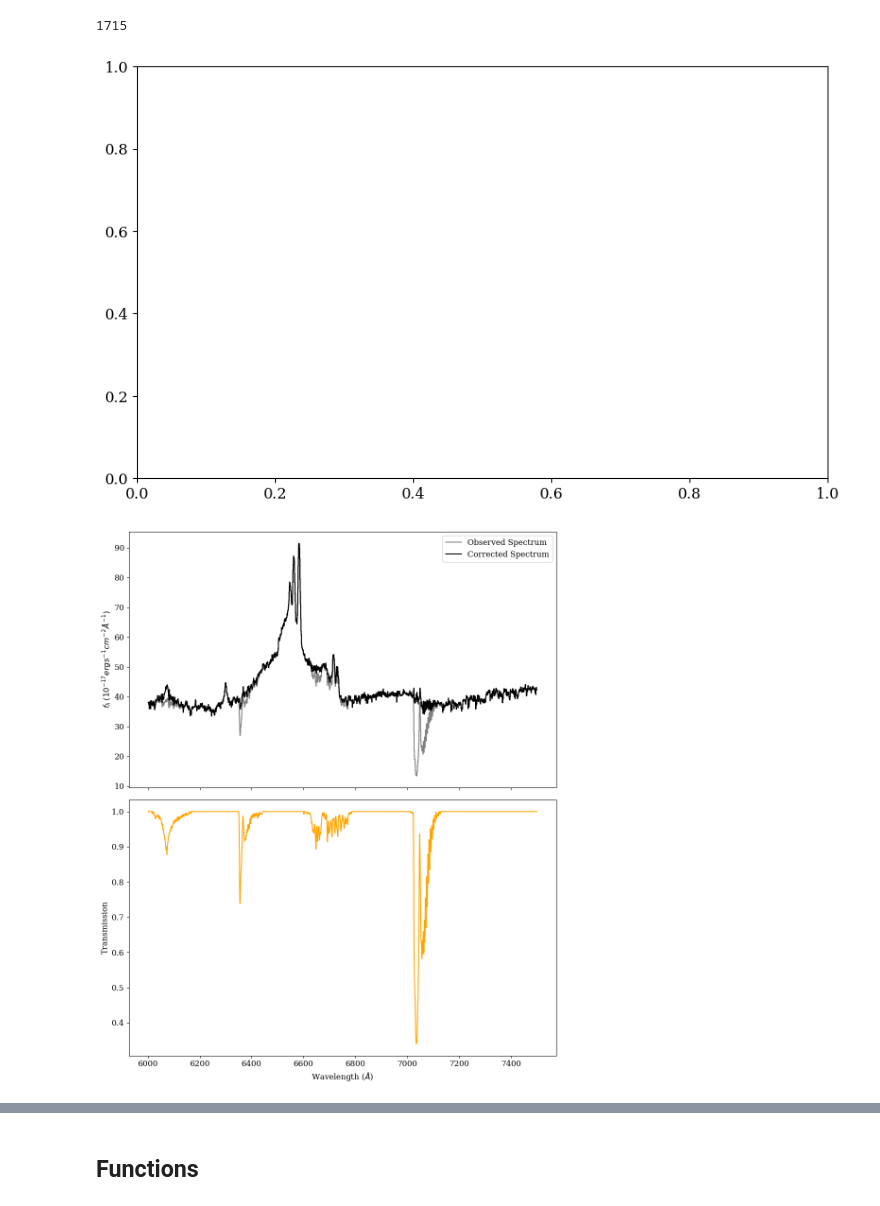
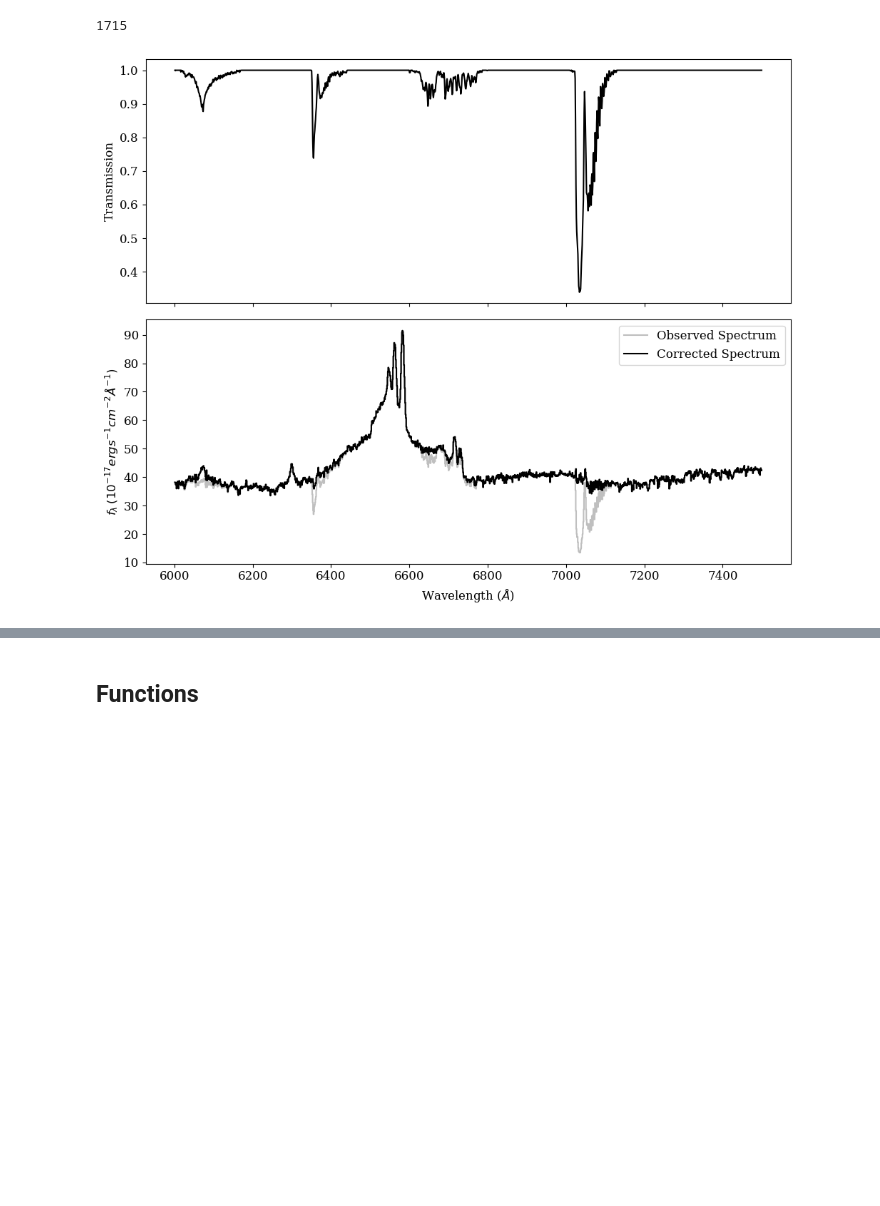
Before and after one commit to seratsaad/ticktock, a Jupyter notebook: Spectral Decomposition - Optical - Halpha.ipynb, the cells around one changed output, grey strips where cells are left out. Drawn from its saved outputs; the diff is of its cells as text; code cells hidden in the pictures; blank space fills up the shorter version.

```diff
--- a/Spectral Decomposition - Optical - Halpha.ipynb
+++ b/Spectral Decomposition - Optical - Halpha.ipynb
@@ -213,50 +213,53 @@ indices1 = np.digitize(source_wl, bins) - 1
 indices2 = np.digitize(standard_wl, bins) - 1
 source_flux = np.array([np.mean(source_flux[indices1 == i]) for i in range(len(bin_centers))])
 standard_flux = np.array([np.mean(standard_flux[indices2 == i]) for i in range(len(bin_centers))])
 binned_err = np.array([np.mean(source_err[indices1 == i]) for i in range(len(bin_centers))])
 
 
 
-
 plt.rcParams['font.size'] = 12
 plt.rcParams['font.family'] = 'serif'
-fig, axs = plt.subplots(nrows=2, ncols=1, figsize=(10, 12), sharex=True)
-
-# Source Flux
-axs[0].plot(wavelength, source_flux, color='grey', label='Observed Spectrum', drawstyle='steps-mid')
-axs[0].plot(wavelength, source_flux/standard_flux, color='black', label='Corrected Spectrum', drawstyle='steps-mid')
-
-#axs[0].axvline(x=6370, color='b', linestyle='--', linewidth=1, label="OI")
-#axs[0].axvline(x=6303, color='b', linestyle='--', linewidth=1, label="OI")
-#axs[0].set_title('Source Flux vs. Wavelength')
-#axs[0].set_xlabel('Wavelength ($\AA$)')
-axs[0].set_ylabel("$f_{\lambda} \: (10^{-17} erg s^{-1} cm^{-2} \AA^{-1})$")
-axs[0].legend()
+fig, axs = plt.subplots(nrows=2, ncols=1, figsize=(10, 8), sharex=True)
 
 # Standard Flux
-axs[1].plot(wavelength, standard_flux, color='orange')
+axs[0].plot(wavelength, standard_flux, color='black')
 #axs[1].axvline(x=6170, color='b', linestyle='--', linewidth=1)
 #axs[1].axvline(x=6340, color='b', linestyle='--', linewidth=1)
 #axs[1].axvline(x=6450, color='b', linestyle='--', linewidth=1)
 #axs[1].axvline(x=6600, color='b', linestyle='--', linewidth=1)
 #axs[1].axvline(x=6800, color='b', linestyle='--', linewidth=1)
 #axs[1].axvline(x=7010, color='b', linestyle='--', linewidth=1)
 #axs[1].axvline(x=7130, color='b', linestyle='--', linewidth=1)
 #axs[1].set_title('Standard Flux vs. Wavelength')
+#axs[0].set_xlabel('Wavelength ($\AA$)')
+axs[0].set_ylabel('Transmission')
+
+
+# Source Flux
+
+
+axs[1].plot(wavelength, source_flux/standard_flux, color='black', label='Corrected Spectrum', drawstyle='steps-mid')
+axs[1].plot(wavelength, source_flux, color='grey', label='Observed Spectrum', drawstyle='steps-mid', alpha=0.5)
+
+
+#axs[0].axvline(x=6370, color='b', linestyle='--', linewidth=1, label="OI")
+#axs[0].axvline(x=6303, color='b', linestyle='--', linewidth=1, label="OI")
+#axs[0].set_title('Source Flux vs. Wavelength')
 axs[1].set_xlabel('Wavelength ($\AA$)')
-axs[1].set_ylabel('Transmission')
+axs[1].set_ylabel("$f_{\lambda} \: (10^{-17} erg s^{-1} cm^{-2} \AA^{-1})$")
+axs[1].legend()
+
 
 # Corrected Source Flux
 #axs[2].plot(wavelength, source_flux / standard_flux, color='green')
 #axs[2].set_title('Corrected Source Flux vs. Wavelength')
 #axs[2].set_xlabel('Wavelength (nm)')
 #axs[2].set_ylabel('Flux')
 
 plt.tight_layout()
 plt.show()
 # %% [output]
-[figure, old version]
+[figure, new version]
-[figure, removed]
 # %%
 corrected_flux = source_flux / standard_flux
 corrected_wl = bin_centers
```
Also changed, not shown: parts of 1 cell of this notebook.
